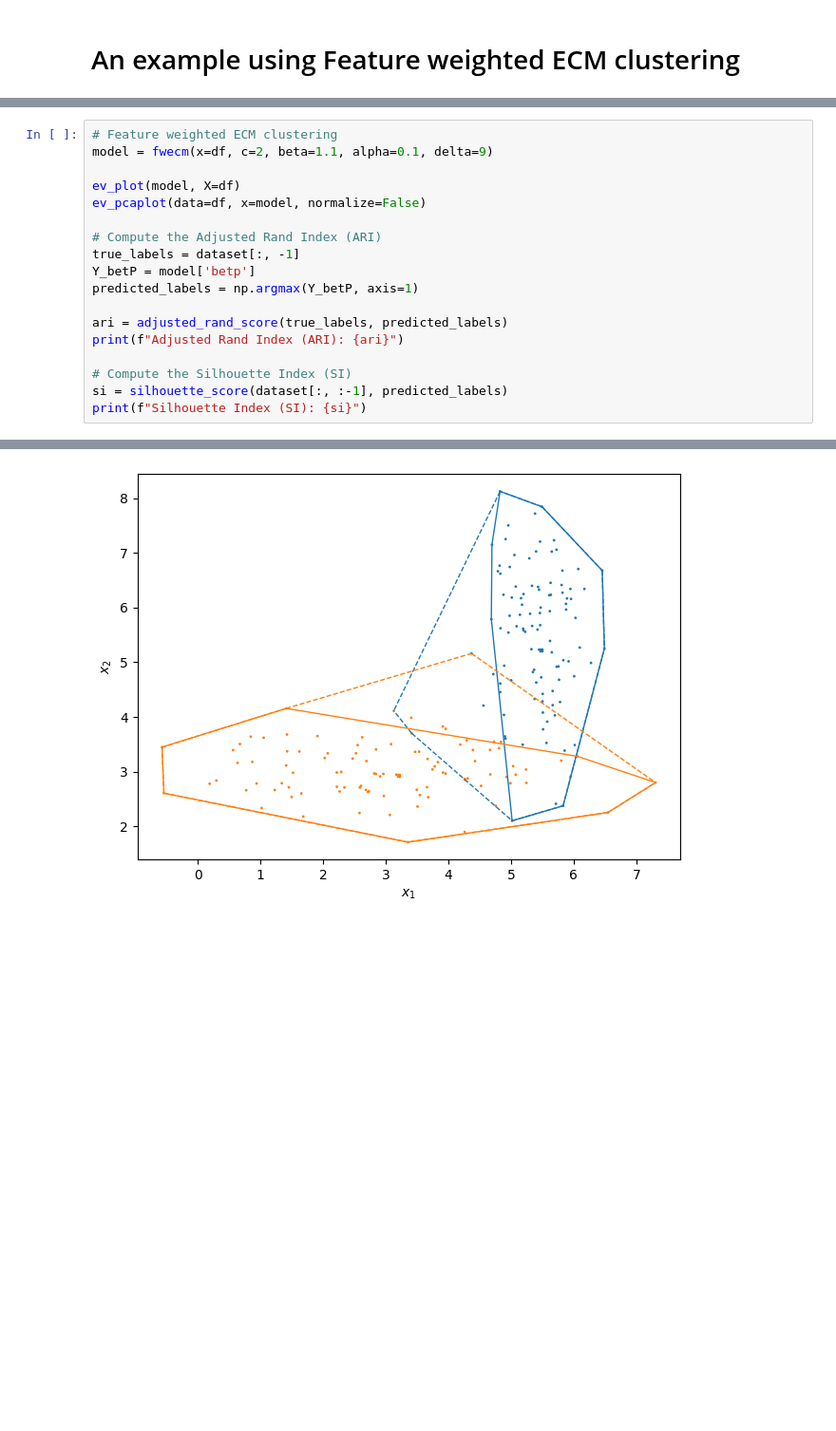
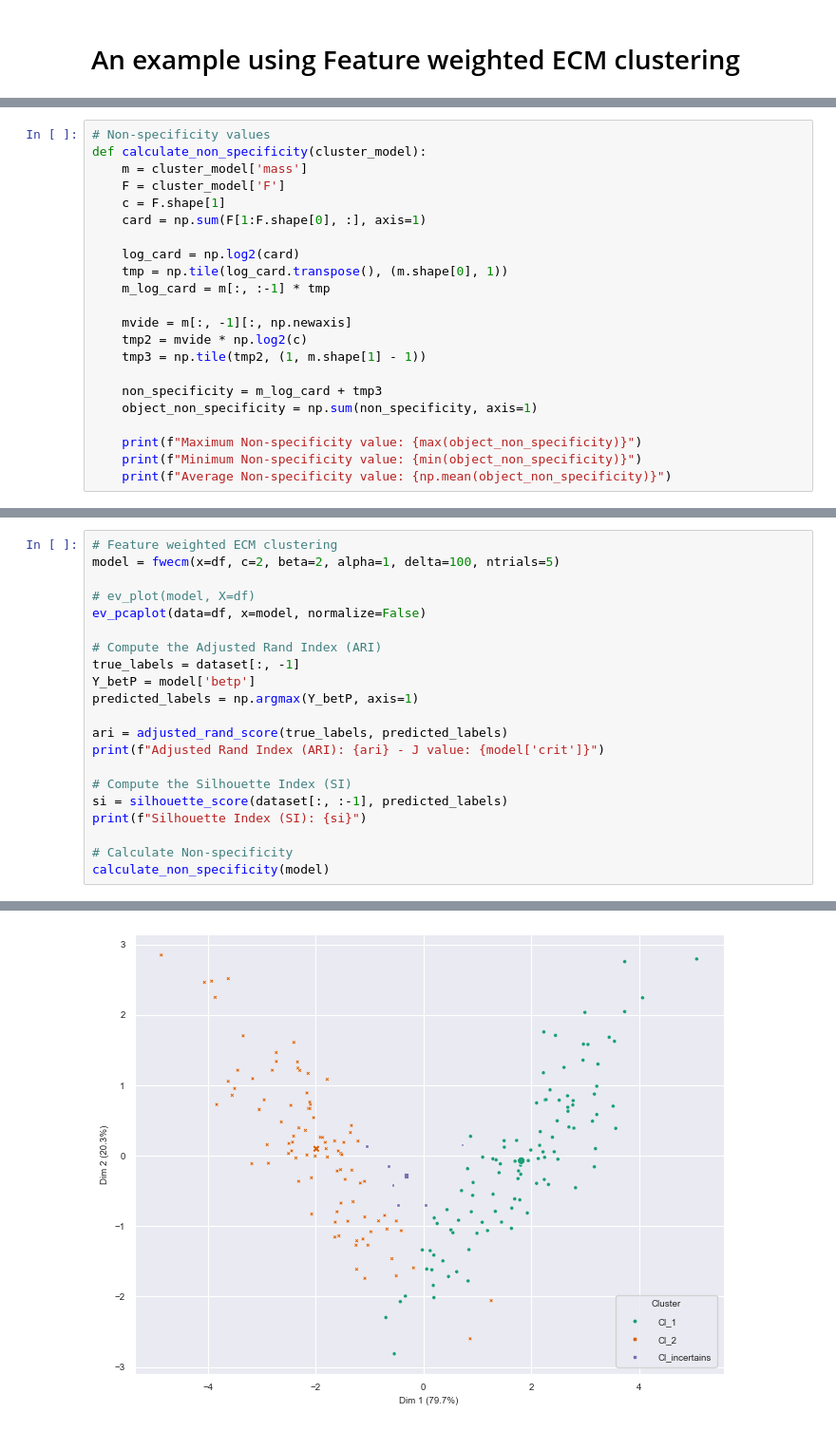
Before and after one commit to tridogithub/evclust, a Jupyter notebook: docs/example_fwecm.ipynb, the cells around one changed output, grey strips where cells are left out. Shown at 95% size. Cells and saved outputs as stored; diff of their text form; blank space fills up the shorter version.

```diff
--- a/docs/example_fwecm.ipynb
+++ b/docs/example_fwecm.ipynb
@@ -9,6 +11,28 @@ from evclust.fwecm import fwecm
 from evclust.utils import ev_summary, ev_plot, ev_pcaplot
 import pandas as pd
 from sklearn.metrics import adjusted_rand_score, silhouette_score
+# %%
+# Non-specificity values
+def calculate_non_specificity(cluster_model):
+    m = cluster_model['mass']
+    F = cluster_model['F']
+    c = F.shape[1]
+    card = np.sum(F[1:F.shape[0], :], axis=1)
+
+    log_card = np.log2(card)
+    tmp = np.tile(log_card.transpose(), (m.shape[0], 1))
+    m_log_card = m[:, :-1] * tmp
+
+    mvide = m[:, -1][:, np.newaxis]
+    tmp2 = mvide * np.log2(c)
+    tmp3 = np.tile(tmp2, (1, m.shape[1] - 1))
+
+    non_specificity = m_log_card + tmp3
+    object_non_specificity = np.sum(non_specificity, axis=1)
+
+    print(f"Maximum Non-specificity value: {max(object_non_specificity)}")
+    print(f"Minimum Non-specificity value: {min(object_non_specificity)}")
+    print(f"Average Non-specificity value: {np.mean(object_non_specificity)}")
 # %%
 ## Generating data set
 # Number of samples in the cluster
@@ -76,8 +129,8 @@ Silhouette Index (SI): 0.5230183659198289
 # %%
 # Feature weighted ECM clustering
-model = fwecm(x=df, c=2, beta=1.1, alpha=0.1, delta=9)
+model = fwecm(x=df, c=2, beta=2, alpha=1, delta=100, ntrials=5)
 
-ev_plot(model, X=df)
+# ev_plot(model, X=df)
 ev_pcaplot(data=df, x=model, normalize=False)
 
 # Compute the Adjusted Rand Index (ARI)
@@ -86,9 +139,12 @@ Y_betP = model['betp']
 predicted_labels = np.argmax(Y_betP, axis=1)
 
 ari = adjusted_rand_score(true_labels, predicted_labels)
-print(f"Adjusted Rand Index (ARI): {ari}")
+print(f"Adjusted Rand Index (ARI): {ari} - J value: {model['crit']}")
 
 # Compute the Silhouette Index (SI)
 si = silhouette_score(dataset[:, :-1], predicted_labels)
 print(f"Silhouette Index (SI): {si}")
+
+# Calculate Non-specificity
+calculate_non_specificity(model)
 # %% [output]
@@ -104 +168 @@ print(f"Silhouette Index (SI): {si}")
-[figure, old version]
+[figure, new version]
```
Also changed, not shown: parts of 8 cells of this notebook.
